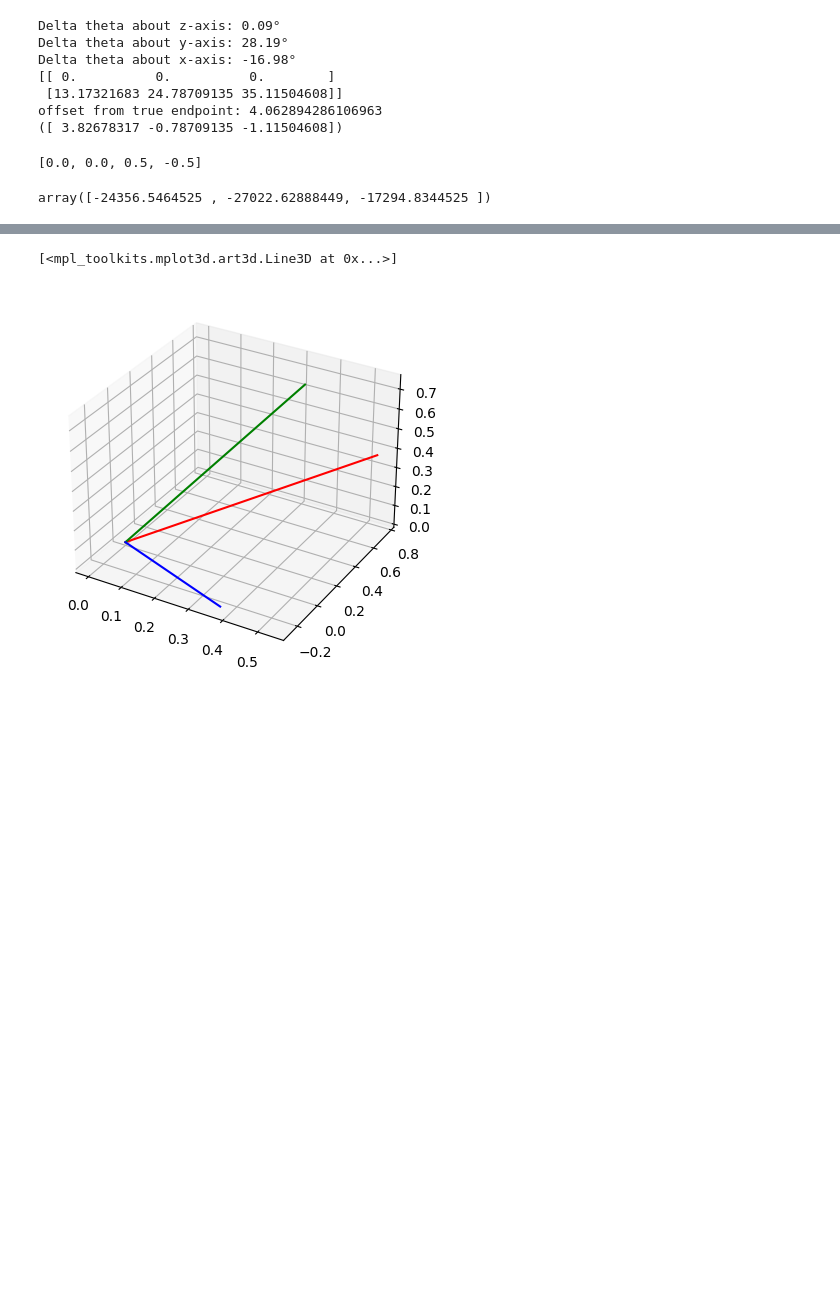
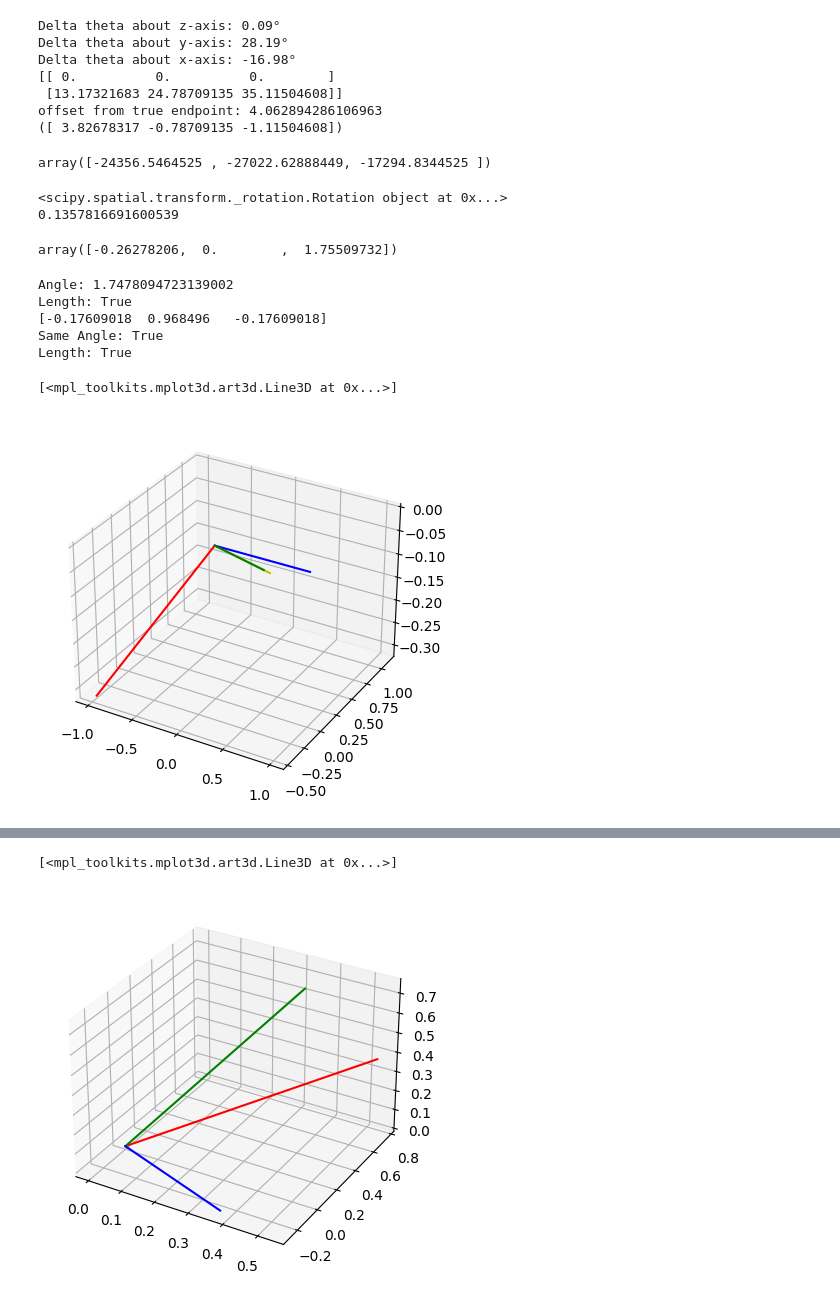
Before and after one commit to andre-kotze/gp-trajec, a Jupyter notebook: scratchpad.ipynb, the cells around one changed output, grey strips where cells are left out. Cells and saved outputs as stored; diff of their text form; code cells hidden in the pictures; blank space fills up the shorter version.

```diff
--- a/scratchpad.ipynb
+++ b/scratchpad.ipynb
@@ -259,16 +342,6 @@ Delta theta about x-axis: -16.98°
  [13.17321683 24.78709135 35.11504608]]
 offset from true endpoint: 4.062894286106963
 ([ 3.82678317 -0.78709135 -1.11504608])
-# %%
-ln = LineString([(0, 0, 0), (1, 1, 0), (2, 1, 0.5), (2, 2, -0.5)])
-
-#int_z = np.array([0,0,0,0,0,1,0,1,-1,1,1,1])
-#if any(int_z<-1):
-#    print('T')
-zs = [crd[2] for crd in ln.coords]
-zs
-# %% [output]
-[0.0, 0.0, 0.5, -0.5]
 # %%
 a = np.array([24,34,17])
 b = np.array([17,24,34])
@@ -296,6 +369,49 @@ result = Ralign.dot(point)
 result
 # %% [output]
 array([-24356.5464525 , -27022.62888449, -17294.8344525 ])
+# %%
+p1, p2 = rotation
+print(p1)
+print(p2)
+rotation[0].as_rotvec()
+# %% [output]
+<scipy.spatial.transform._rotation.Rotation object at 0x...>
+0.1357816691600539
+array([-0.26278206,  0.        ,  1.75509732])
+# %%
+from scipy.spatial.transform import Rotation as R
+import matplotlib.pyplot as plt
+from mpl_toolkits import mplot3d
+
+point = np.array([-0.2, 1.1, -0.2])
+direction = np.array([1., 0., 0.])
+#rotation = R.align_vectors(point, direction)
+
+rotation = R.align_vectors(np.reshape(point, (1, -1)),
+                    np.reshape(direction, (1, -1)))
+result = rotation[0].apply(point)
+print('Angle:', angle(direction, point)) # 0.0
+print('Length:', np.isclose(np.linalg.norm(point), np.linalg.norm(result))) # True
+result2 = rotation[0].apply(direction)
+print(result2)
+print('Same Angle:', np.isclose(angle(point,result), angle(direction,result2))) # True
+print('Length:', np.isclose(np.linalg.norm(direction), np.linalg.norm(result2))) # True
+
+
+fig = plt.figure()
+ax = fig.add_subplot(111, projection='3d')
+ax.plot([0,point[0]],[0,point[1]], [0,point[2]], color='y')
+ax.plot([0,direction[0]],[0,direction[1]], [0,direction[2]], color='b')
+ax.plot([0,result[0]],[0,result[1]], [0,result[2]], color='r')
+ax.plot([0,result2[0]],[0,result2[1]], [0,result2[2]], color='g')
+# %% [output]
+Angle: 1.7478094723139002
+Length: True
+[-0.17609018  0.968496   -0.17609018]
+Same Angle: True
+Length: True
+[<mpl_toolkits.mplot3d.art3d.Line3D at 0x...>]
+[figure, added]
 # %%
 import matplotlib.pyplot as plt
 from mpl_toolkits import mplot3d
```
Also changed, not shown: parts of 24 cells of this notebook, 21 other files.
